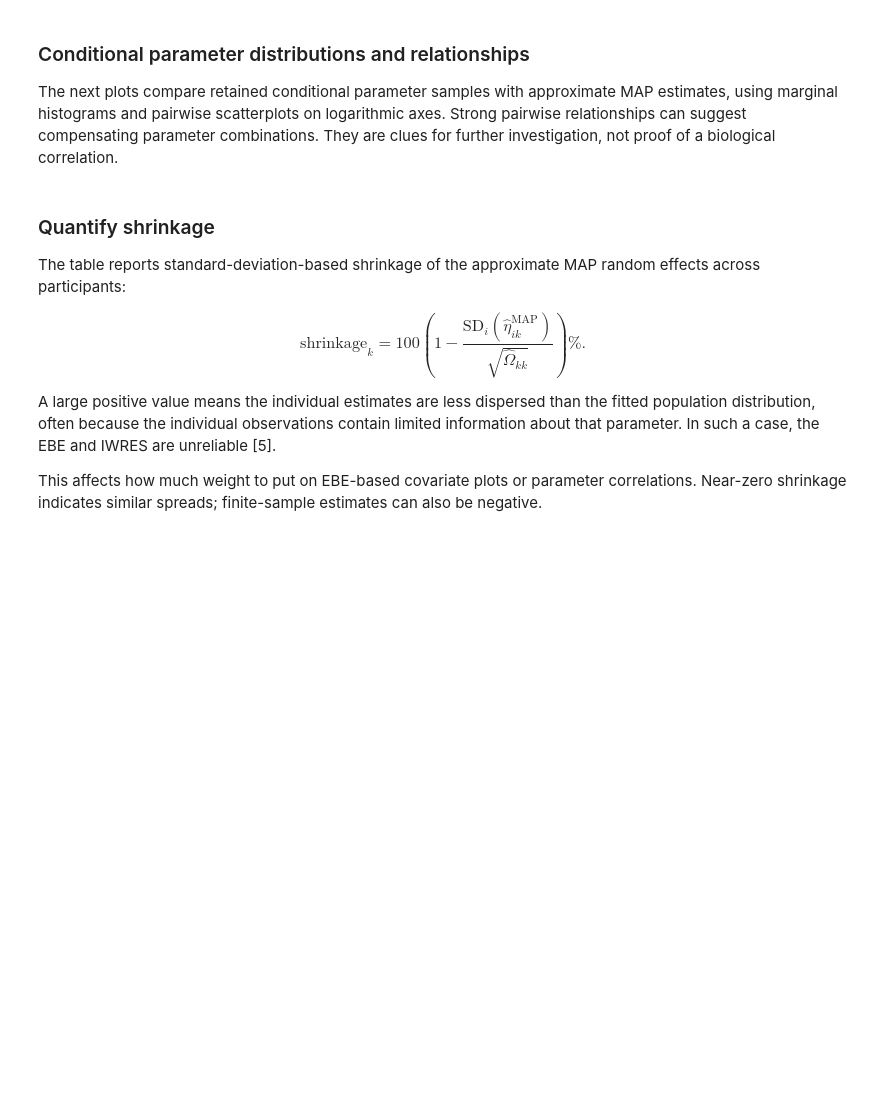
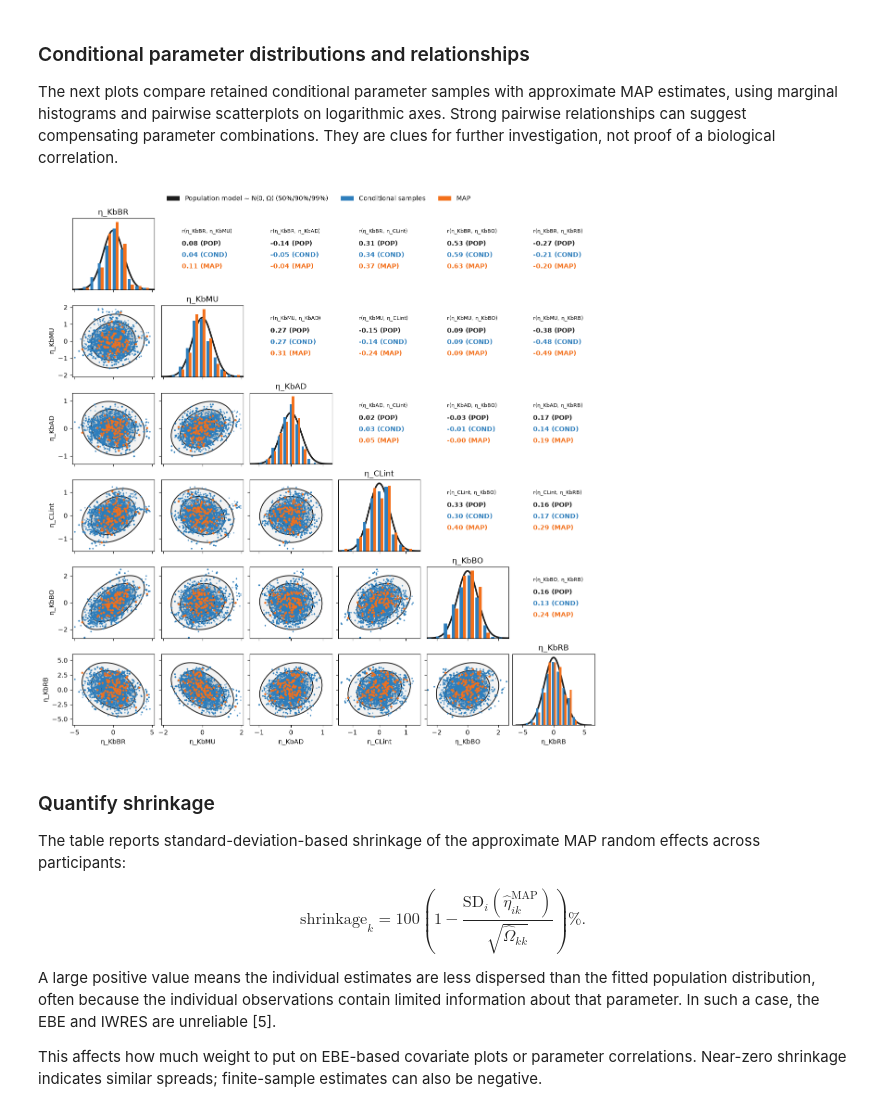
Before and after one commit to novainsilico/vpop-calibration, a Jupyter notebook: examples/benchmarks/mavoglurant/acop2026-saem-workshop.ipynb, the cells around one changed output. Drawn from its saved outputs; the diff is of its cells as text; code cells hidden in the pictures; blank space fills up the shorter version.

```diff
--- a/examples/benchmarks/mavoglurant/acop2026-saem-workshop.ipynb
+++ b/examples/benchmarks/mavoglurant/acop2026-saem-workshop.ipynb
@@ -298,7 +319,9 @@ nlme_model.plot.weighted_residuals("iwres", time_unit="hour")
 The next plots compare retained conditional parameter samples with approximate MAP estimates, using marginal histograms and pairwise scatterplots on logarithmic axes.
 Strong pairwise relationships can suggest compensating parameter combinations. They are clues for further investigation, not proof of a biological correlation.
 # %%
-nlme_model.plot.conditional_codistributions(figsize=[15, 15])
+nlme_model.plot.conditional_codistributions(figsize=[12, 12])
+# %% [output]
+[figure, added]
 # %% [markdown]
 ### Quantify shrinkage
 
```
Also changed, not shown: parts of 12 cells of this notebook, 2 other files.
